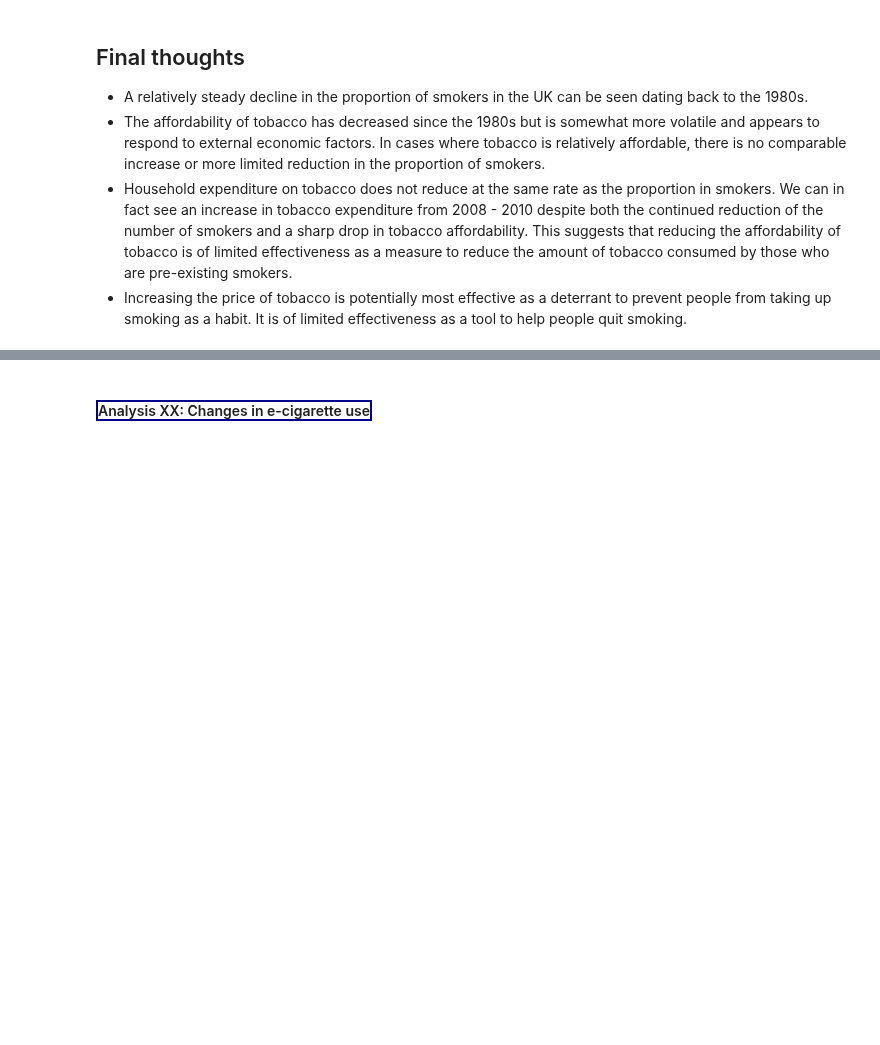
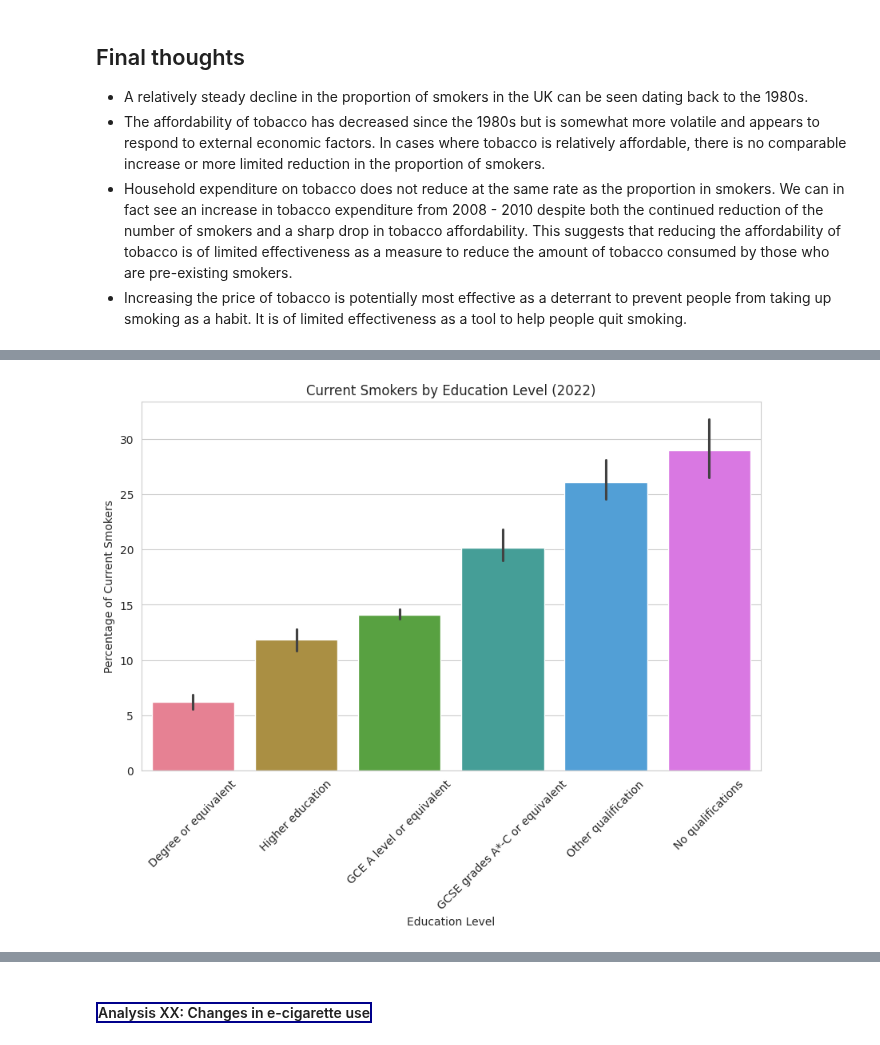
Before and after one commit to rhobaker/Data_Project, a Jupyter notebook: Main_Jupyter_workbook.ipynb, the cells around one changed output, grey strips where cells are left out. Saved outputs shown, nothing was run; the diff lists cells and outputs as text; code cells hidden in the pictures; blank space fills up the shorter version.

```diff
--- a/Main_Jupyter_workbook.ipynb
+++ b/Main_Jupyter_workbook.ipynb
@@ -762,0 +818,12 @@ ax3.spines.right.set_position(("axes", 1.1))
+# %%
+# Adjusted column names based on the inspection
+columns_of_interest = [
+    'Country', 'Highest_level_of_education',
+    '2022_Current_smokers_%', '2022_Current_smokers_LCL', '2022_Current_smokers_UCL',
+    '2022_Ex-smokers_%', '2022_Ex-smokers_LCL', '2022_Ex-smokers_UCL',
+    '2022_Never_smoked_%', '2022_Never_smoked_LCL', '2022_Never_smoked_UCL'
+]
+
+# Select relevant columns for the year 2022
+data_2022 = data[columns_of_interest].copy()
+print(data_2022.head())
@@ -762,0 +848,14 @@ ax3.spines.right.set_position(("axes", 1.1))
+# %%
+# Convert percentage columns to numeric
+percentage_columns = [
+    '2022_Current_smokers_%', '2022_Current_smokers_LCL', '2022_Current_smokers_UCL',
+    '2022_Ex-smokers_%', '2022_Ex-smokers_LCL', '2022_Ex-smokers_UCL',
+    '2022_Never_smoked_%', '2022_Never_smoked_LCL', '2022_Never_smoked_UCL'
+]
+
+for col in percentage_columns:
+    data_2022[col] = pd.to_numeric(data_2022[col], errors='coerce')
+
+# Check for missing data
+missing_data_summary = data_2022.isnull().sum()
+print(missing_data_summary)
@@ -762,0 +875,20 @@ ax3.spines.right.set_position(("axes", 1.1))
+# %%
+import matplotlib.pyplot as plt
+import seaborn as sns
+
+# Set the aesthetic style of the plots
+sns.set_style("whitegrid")
+
+# Define a color palette
+palette = sns.color_palette("husl", len(data_2022['Highest_level_of_education'].unique()))
+
+# Create a bar plot for current smokers by education level
+plt.figure(figsize=(10, 6))
+sns.barplot(x='Highest_level_of_education', y='2022_Current_smokers_%', hue='Highest_level_of_education', data=data_2022, palette=palette, dodge=False, legend=False)
+plt.xticks(rotation=45)
+plt.title('Current Smokers by Education Level (2022)')
+plt.ylabel('Percentage of Current Smokers')
+plt.xlabel('Education Level')
+plt.show()
+# %% [output]
+[figure, added]
```
Also changed, not shown: parts of 14 cells of this notebook.
